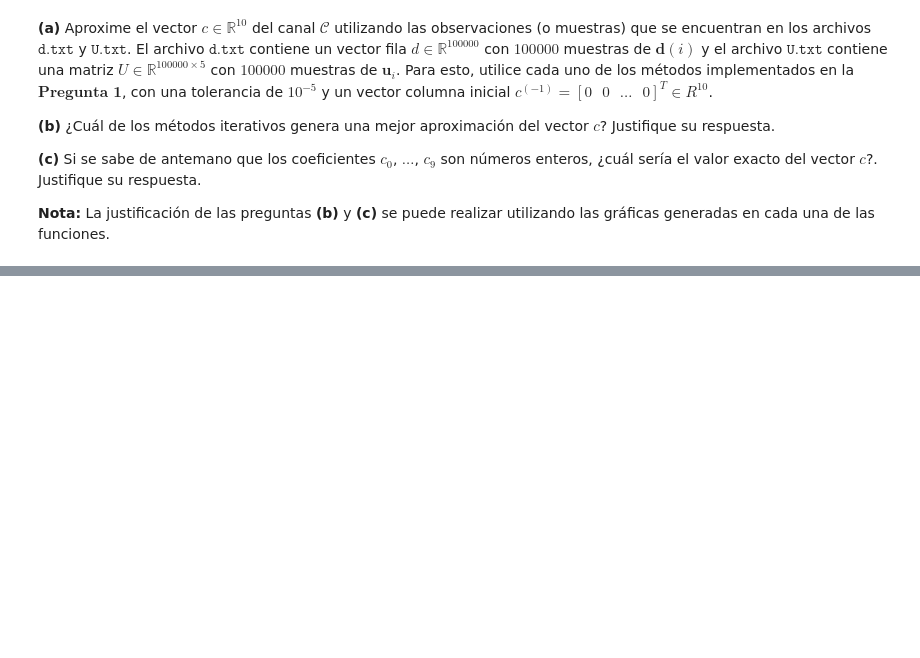
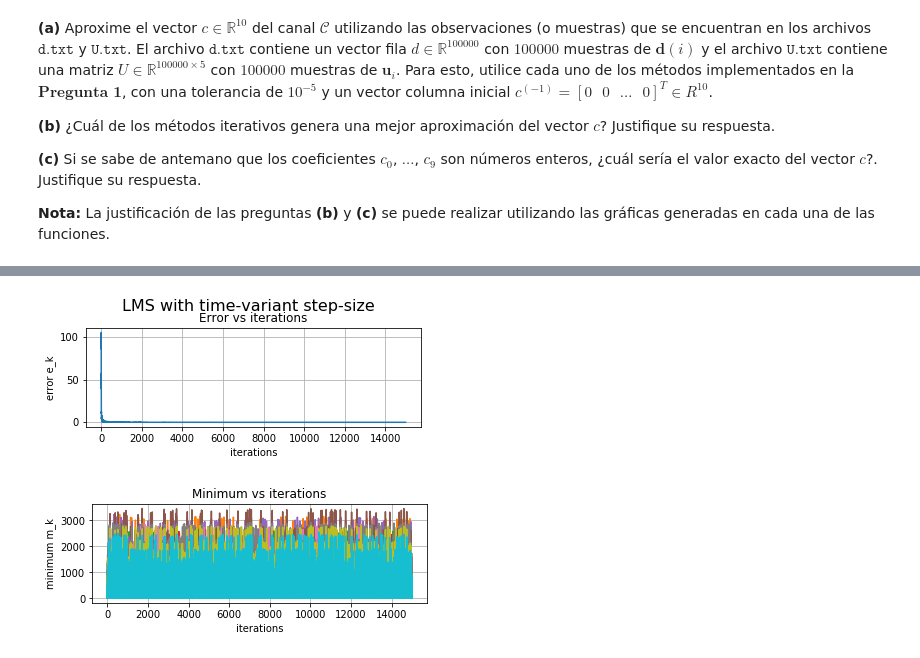
Before and after one commit to jckruz777/Adaptive_Processing, a Jupyter notebook: tarea2/Tarea_02.ipynb, the cells around one changed output, grey strips where cells are left out. Saved outputs shown, nothing was run; the diff lists cells and outputs as text; code cells hidden in the pictures; blank space fills up the shorter version.

```diff
--- a/tarea2/Tarea_02.ipynb
+++ b/tarea2/Tarea_02.ipynb
@@ -92,0 +215,5 @@ $\texttt{U.txt}$ contiene una matriz $U \in \mathbb{R}^{100000\times 5}$ con $10
+# %%
+(k_iterations, ck) = lms_time_variant_step_size(d, U, c_k, tol, iterMax)
+# %% [output]
+[figure, added]
+[figure, added]
```
Also changed, not shown: parts of 3 cells of this notebook.
